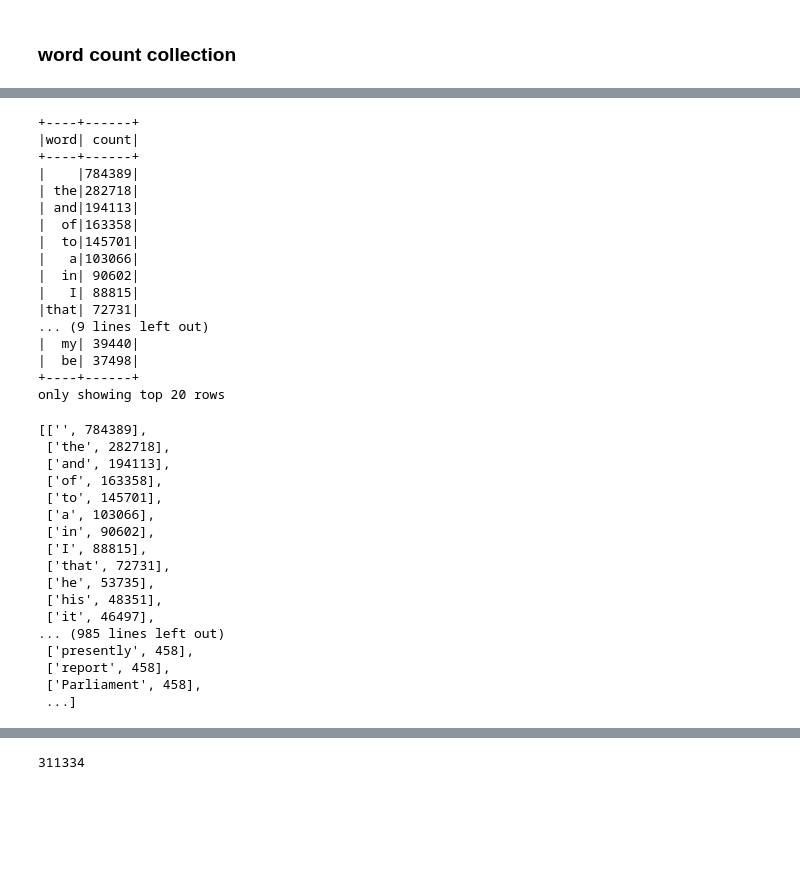
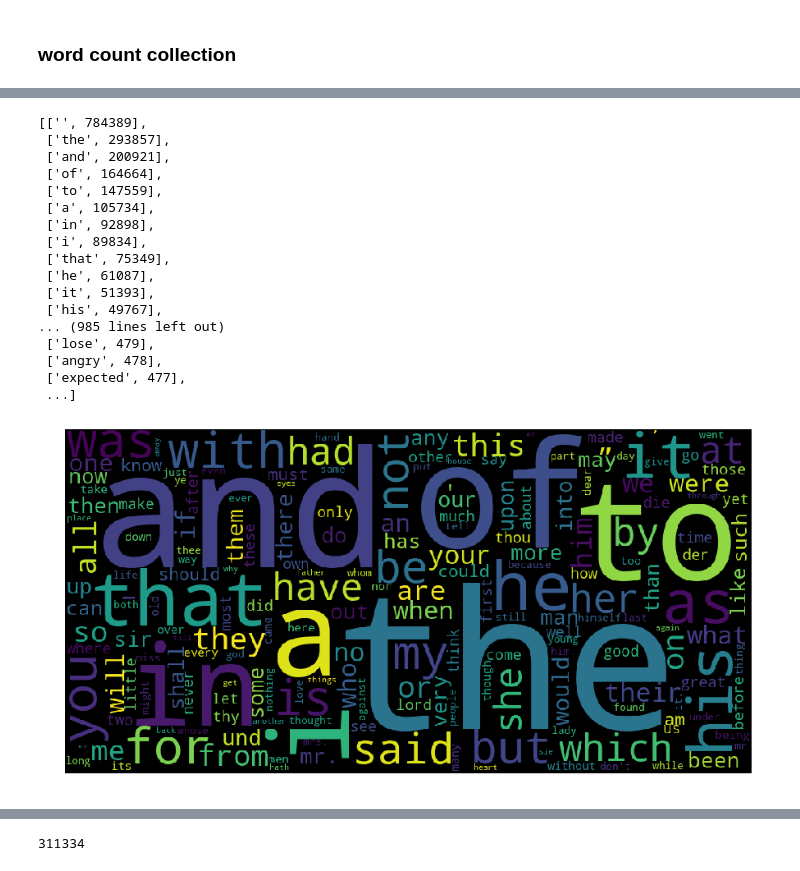
Before and after one commit to samanthawise/dstassignment5, a Jupyter notebook: report/project.ipynb, the cells around one changed output, grey strips where cells are left out. Cells and saved outputs as stored; diff of their text form; code cells hidden in the pictures; blank space fills up the shorter version.

Commit message:
Add wordcloud for the dataset

```diff
--- a/report/project.ipynb
+++ b/report/project.ipynb
@@ -162,51 +187,48 @@ only showing top 20 rows
 # %%
-df.withColumn('word', f.explode(f.split(f.col('txt'), ' ')))\
+word = df.withColumn('word', f.explode(f.split(f.lower(f.col('txt')), ' ')))\
     .groupBy('word')\
     .count()\
-    .sort('count', ascending=False)\
-    .show()
+    .sort('count', ascending=False)
-# %% [output]
-+----+------+
-|word| count|
-+----+------+
-|    |784389|
-| the|282718|
-| and|194113|
-|  of|163358|
-|  to|145701|
-|   a|103066|
-|  in| 90602|
-|   I| 88815|
-|that| 72731|
-... (9 lines left out)
-|  my| 39440|
-|  be| 37498|
-+----+------+
-only showing top 20 rows
-# %%
-word = df.withColumn('word', f.explode(f.split(f.col('txt'), ' ')))\
-    .groupBy('word')\
-    .count()\
-    .sort('count', ascending=False)
 # %%
 to_list = [list(row) for row in word.collect()]
 # %%
 to_list
 # %% [output]
 [['', 784389],
- ['the', 282718],
- ['and', 194113],
- ['of', 163358],
- ['to', 145701],
- ['a', 103066],
- ['in', 90602],
- ['I', 88815],
- ['that', 72731],
- ['he', 53735],
- ['his', 48351],
- ['it', 46497],
+ ['the', 293857],
+ ['and', 200921],
+ ['of', 164664],
+ ['to', 147559],
+ ['a', 105734],
+ ['in', 92898],
+ ['i', 89834],
+ ['that', 75349],
+ ['he', 61087],
+ ['it', 51393],
+ ['his', 49767],
 ... (985 lines left out)
- ['presently', 458],
- ['report', 458],
- ['Parliament', 458],
+ ['lose', 479],
+ ['angry', 478],
+ ['expected', 477],
  ...]
+# %%
+from PIL import Image
+from wordcloud import WordCloud, STOPWORDS, ImageColorGenerator
+
+import matplotlib.pyplot as plt
+from collections import Counter
+# convert list to counter
+temp = Counter(dict(to_list))
+word_could_dict=Counter(temp)
+
+# remove stop words
+stopwords = set(STOPWORDS)
+
+wordcloud = WordCloud(stopwords=stopwords, width = 1000, height = 500).generate_from_frequencies(word_could_dict)
+
+plt.figure(figsize=(15,8))
+plt.imshow(wordcloud)
+plt.axis("off")
+plt.show()
+# %% [output]
+[figure, added]
```
Also changed, not shown: parts of 6 cells of this notebook.
